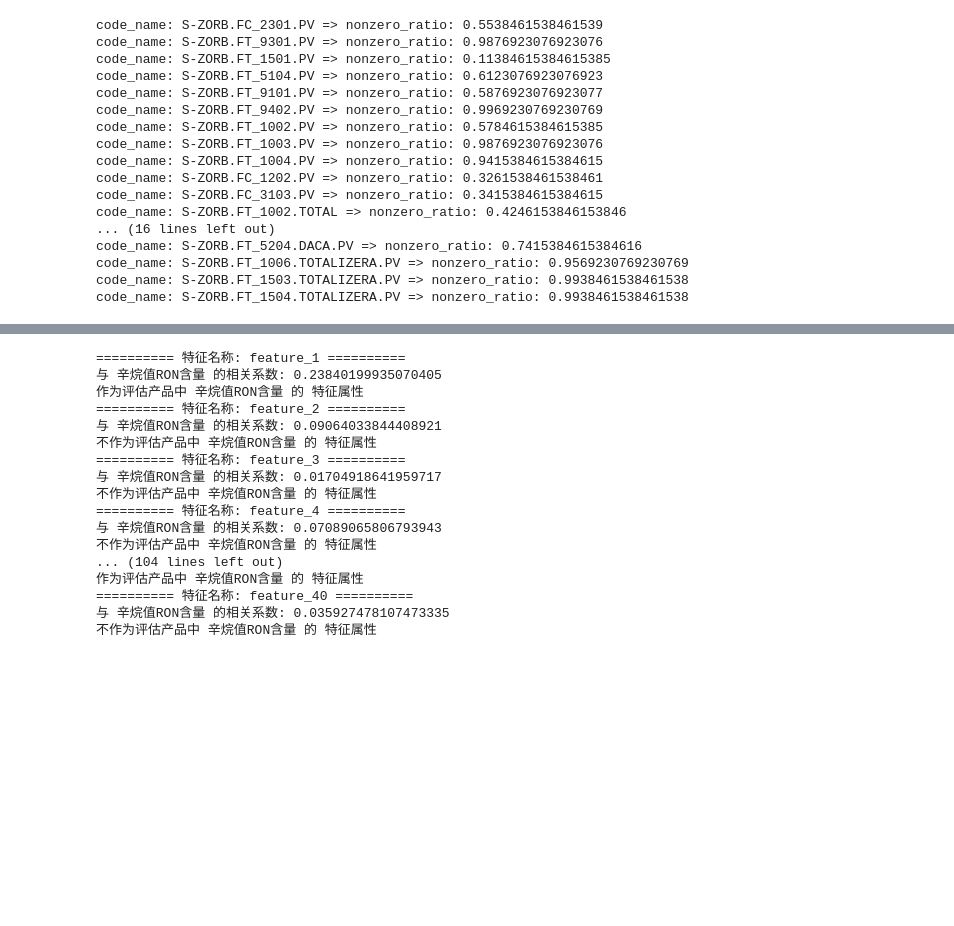
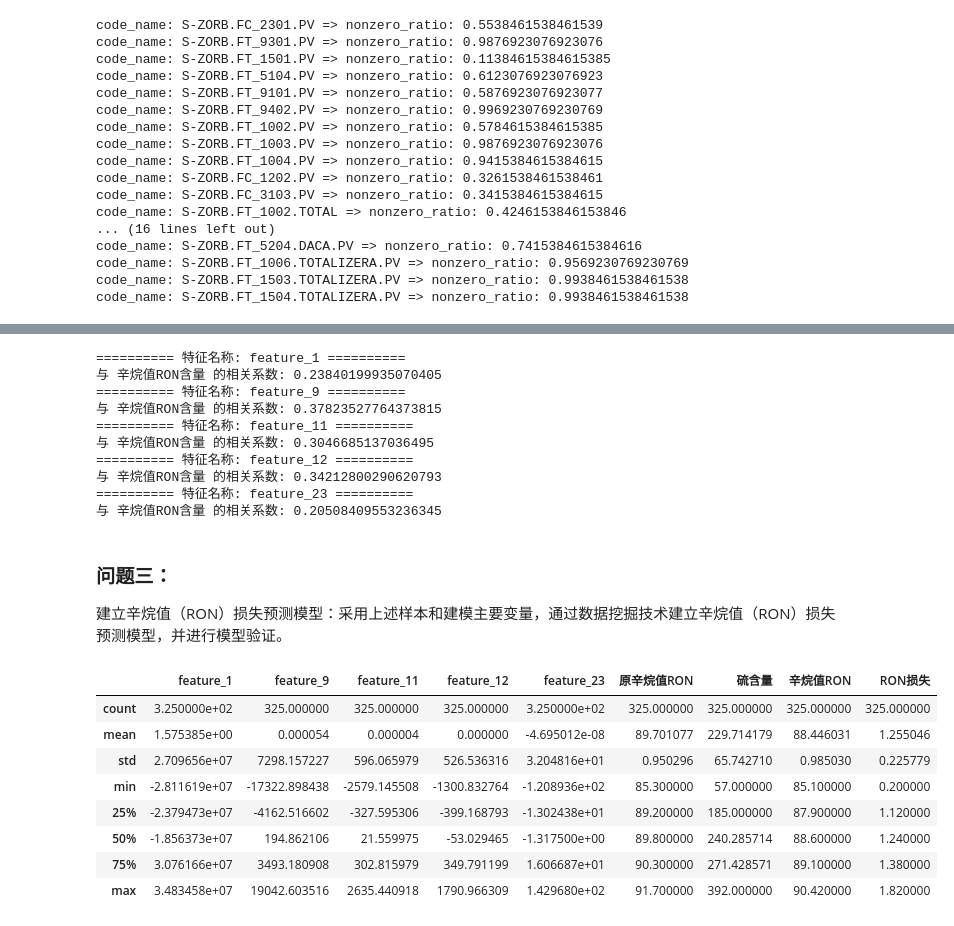
Before and after one commit to Ryuchen/RON_Model, a Jupyter notebook: src/solution.ipynb, the cells around one changed output, grey strips where cells are left out. Cells and saved outputs as stored; diff of their text form; code cells hidden in the pictures; blank space fills up the shorter version.

```diff
--- a/src/solution.ipynb
+++ b/src/solution.ipynb
@@ -325,3 +370,5 @@ samples.shape
+# %%
+samples = samples.replace(0, np.nan).interpolate(method='linear')
 # %%
 # 可视化呈现 样本数据 中属性中属性值插值的情况
 import missingno as msno
@@ -366,32 +435,28 @@ print(f"原始样本数据维度 {X.shape[-1]}. t-SNE降维后的数据维度 {X
 # %%
 # 根据 新特征属性 与 辛烷值含量RON 的相关系数，筛选 相关系数 大于设定阈值的 新特征属性 作为构建函数目标属性
 # 相关系数的阈值
-dist_standard2 = 0.1  # 需要调整的参数
+dist_standard2 = 0.2  # 需要调整的参数
 tSNE_samples_features = pd.DataFrame(data=X_tsne, columns=[f'feature_{x + 1}' for x in range(re_dimension)])
+const_features = []
 for _ in tSNE_samples_features.keys():
     RON_feature_corr = samples[('产品性质', '辛烷值RON')].corr(tSNE_samples_features[_])
     corr_dist = np.linalg.norm(RON_feature_corr - 0)
-    print(f"{'='*10} 特征名称: {_} {'='*10}")
-    print(f"与 辛烷值RON含量 的相关系数: {corr_dist}")
     if corr_dist > dist_standard2:
-        print(f"作为评估产品中 辛烷值RON含量 的 特征属性")
-    else:
-        print(f"不作为评估产品中 辛烷值RON含量 的 特征属性")
+        print(f"{'='*10} 特征名称: {_} {'='*10}")
+        print(f"与 辛烷值RON含量 的相关系数: {corr_dist}")
+        const_features.append(_)
 # %% [output]
 ========== 特征名称: feature_1 ==========
 与 辛烷值RON含量 的相关系数: 0.23840199935070405
-作为评估产品中 辛烷值RON含量 的 特征属性
-========== 特征名称: feature_2 ==========
-与 辛烷值RON含量 的相关系数: 0.09064033844408921
-不作为评估产品中 辛烷值RON含量 的 特征属性
-========== 特征名称: feature_3 ==========
-与 辛烷值RON含量 的相关系数: 0.01704918641959717
-不作为评估产品中 辛烷值RON含量 的 特征属性
-========== 特征名称: feature_4 ==========
-与 辛烷值RON含量 的相关系数: 0.07089065806793943
-不作为评估产品中 辛烷值RON含量 的 特征属性
-... (104 lines left out)
-作为评估产品中 辛烷值RON含量 的 特征属性
-========== 特征名称: feature_40 ==========
-与 辛烷值RON含量 的相关系数: 0.035927478107473335
-不作为评估产品中 辛烷值RON含量 的 特征属性
+========== 特征名称: feature_9 ==========
+与 辛烷值RON含量 的相关系数: 0.37823527764373815
+========== 特征名称: feature_11 ==========
+与 辛烷值RON含量 的相关系数: 0.3046685137036495
+========== 特征名称: feature_12 ==========
+与 辛烷值RON含量 的相关系数: 0.34212800290620793
+========== 特征名称: feature_23 ==========
+与 辛烷值RON含量 的相关系数: 0.20508409553236345
+# %% [markdown]
+### 问题三：
+
+建立辛烷值（RON）损失预测模型：采用上述样本和建模主要变量，通过数据挖掘技术建立辛烷值（RON）损失预测模型，并进行模型验证。
@@ -397,0 +467,12 @@ for _ in tSNE_samples_features.keys():
+# %%
+model_features.describe()
+# %% [output]
+|  | feature_1 | feature_9 | feature_11 | feature_12 | feature_23 | 原辛烷值RON | 硫含量 | 辛烷值RON | RON损失 |
+| count | 3.250000e+02 | 325.000000 | 325.000000 | 325.000000 | 3.250000e+02 | 325.000000 | 325.000000 | 325.000000 | 325.000000 |
+| mean | 1.575385e+00 | 0.000054 | 0.000004 | 0.000000 | -4.695012e-08 | 89.701077 | 229.714179 | 88.446031 | 1.255046 |
+| std | 2.709656e+07 | 7298.157227 | 596.065979 | 526.536316 | 3.204816e+01 | 0.950296 | 65.742710 | 0.985030 | 0.225779 |
+| min | -2.811619e+07 | -17322.898438 | -2579.145508 | -1300.832764 | -1.208936e+02 | 85.300000 | 57.000000 | 85.100000 | 0.200000 |
+| 25% | -2.379473e+07 | -4162.516602 | -327.595306 | -399.168793 | -1.302438e+01 | 89.200000 | 185.000000 | 87.900000 | 1.120000 |
+| 50% | -1.856373e+07 | 194.862106 | 21.559975 | -53.029465 | -1.317500e+00 | 89.800000 | 240.285714 | 88.600000 | 1.240000 |
+| 75% | 3.076166e+07 | 3493.180908 | 302.815979 | 349.791199 | 1.606687e+01 | 90.300000 | 271.428571 | 89.100000 | 1.380000 |
+| max | 3.483458e+07 | 19042.603516 | 2635.440918 | 1790.966309 | 1.429680e+02 | 91.700000 | 392.000000 | 90.420000 | 1.820000 |
```
Also changed, not shown: parts of 21 cells of this notebook, 1 other file.
